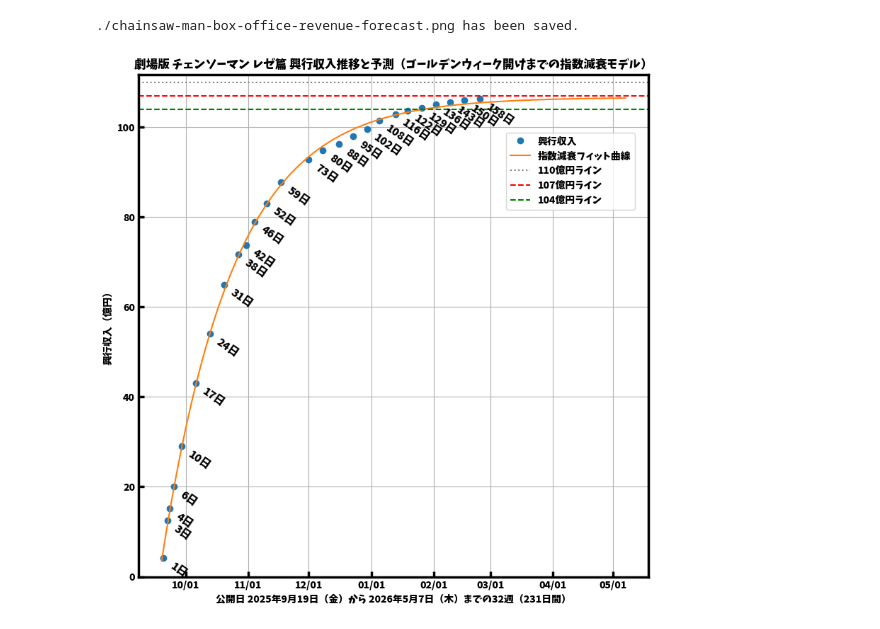
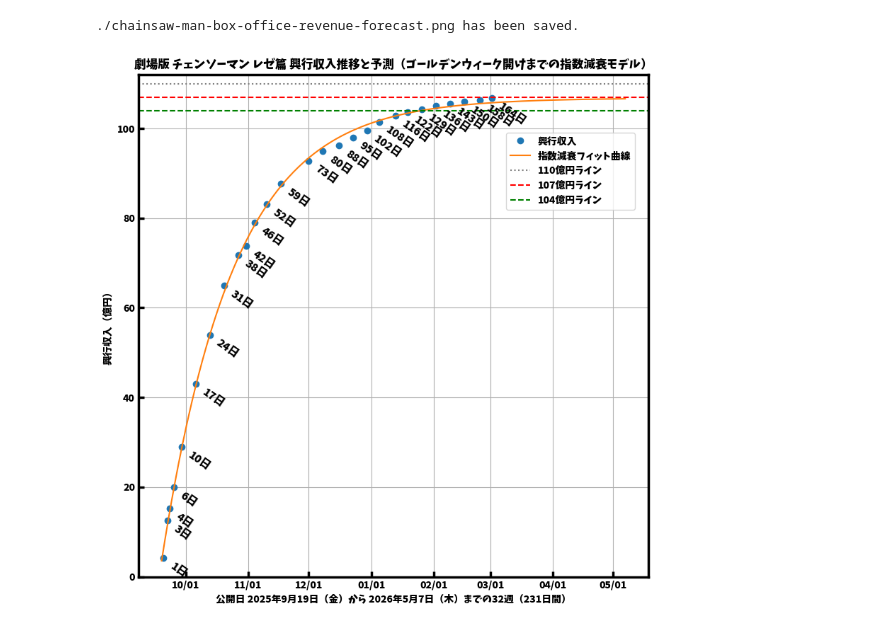
Before and after one commit to Naohiro2g/chainsaw-man-box-office-revenue, a Jupyter notebook: plot.ipynb, the cells around one changed output. Drawn from its saved outputs; the diff is of its cells as text; code cells hidden in the pictures.

```diff
--- a/plot.ipynb
+++ b/plot.ipynb
@@ -48,7 +48,7 @@ days = np.array(
         59, 73, 80, 88,
         95, 102, 108, 116,
         122, 129, 136, 143,
-        150, 158
+        150, 158, 164
     ]
 )
 revenue = np.array(
@@ -59,7 +59,7 @@ revenue = np.array(
         87.7, 92.8, 94.9, 96.2,
         98, 99.5, 101.5, 102.8,
         103.7, 104.3, 105.1, 105.6,
-        106, 106.3
+        106, 106.3, 106.8
     ]
 )
 
@@ -137,34 +137,34 @@ for d, r, day in zip(dates, revenue, days):
     )
 
 # 軸設定
 ax.xaxis.set_major_formatter(mdates.DateFormatter("%m/%d"))
 ax.set_xlabel(X_LABLE)
 ax.set_ylabel(Y_LABLE)
 
 # 目盛りラベルを全て太字にする（x軸・y軸）
 for label in ax.get_xticklabels():
     label.set_fontweight("bold")
 for label in ax.get_yticklabels():
     label.set_fontweight("bold")
 
 ax.set_title(
     label=GRAPF_TITLE,
     fontweight="bold",
 )
 
 ax.grid(True)
 ax.legend(loc=LEGEND_LOC, bbox_to_anchor=LEGEND_BBOX, ncol=LEGEND_NCOL)
 plt.tight_layout()
 ax.set_ylim(bottom=0)
 
 canvas = matplotlib.backends.backend_agg.FigureCanvasAgg(fig)
 canvas.print_figure(FILE_NAME, dpi=300)
 print(FILE_NAME + ' has been saved.')
 
 plt.show()
 # %% [output]
 ./chainsaw-man-box-office-revenue-forecast.png has been saved.
-[figure, old version]
+[figure, new version]
 # %%
 # キャッシュ削除 フォント追加後にmatplotlibのキャッシュを削除する必要がある。
 
```
Also changed, not shown: parts of 1 cell of this notebook, 3 other files.
